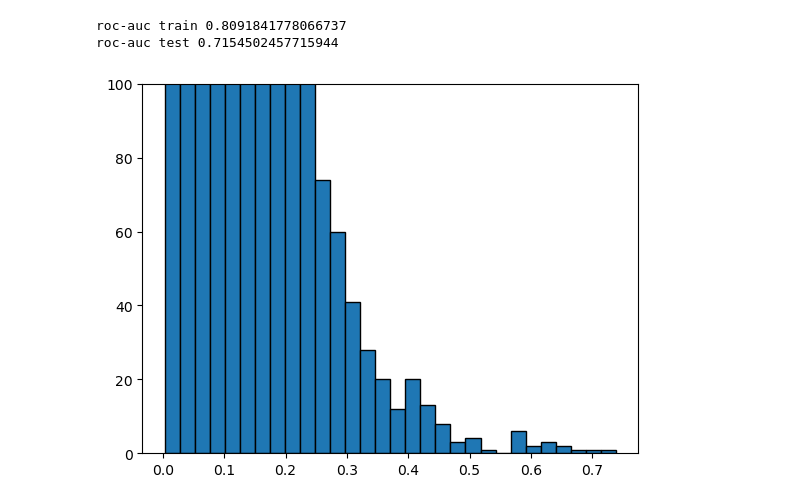
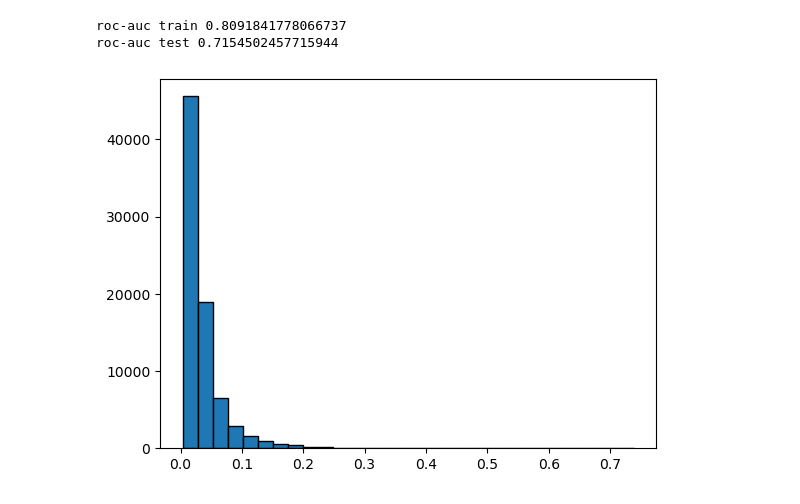
Before and after one commit to REU-DS-CLUB/purple_hack, a Jupyter notebook: corr+mutal.ipynb, the cells around one changed output. Saved outputs shown, nothing was run; the diff lists cells and outputs as text; code cells hidden in the pictures.

```diff
--- a/corr+mutal.ipynb
+++ b/corr+mutal.ipynb
@@ -329,7 +329,7 @@ roc-auc test 0.7154502457715944
 # %%
 import matplotlib.pyplot as plt
 plt.hist(light_gbm_proba, bins=30, edgecolor='black')
-plt.ylim(0, 100)
+# plt.ylim(0, 100)
 None
 # %% [output]
-[figure, old version]
+[figure, new version]
```
Also changed, not shown: 1 other file.
